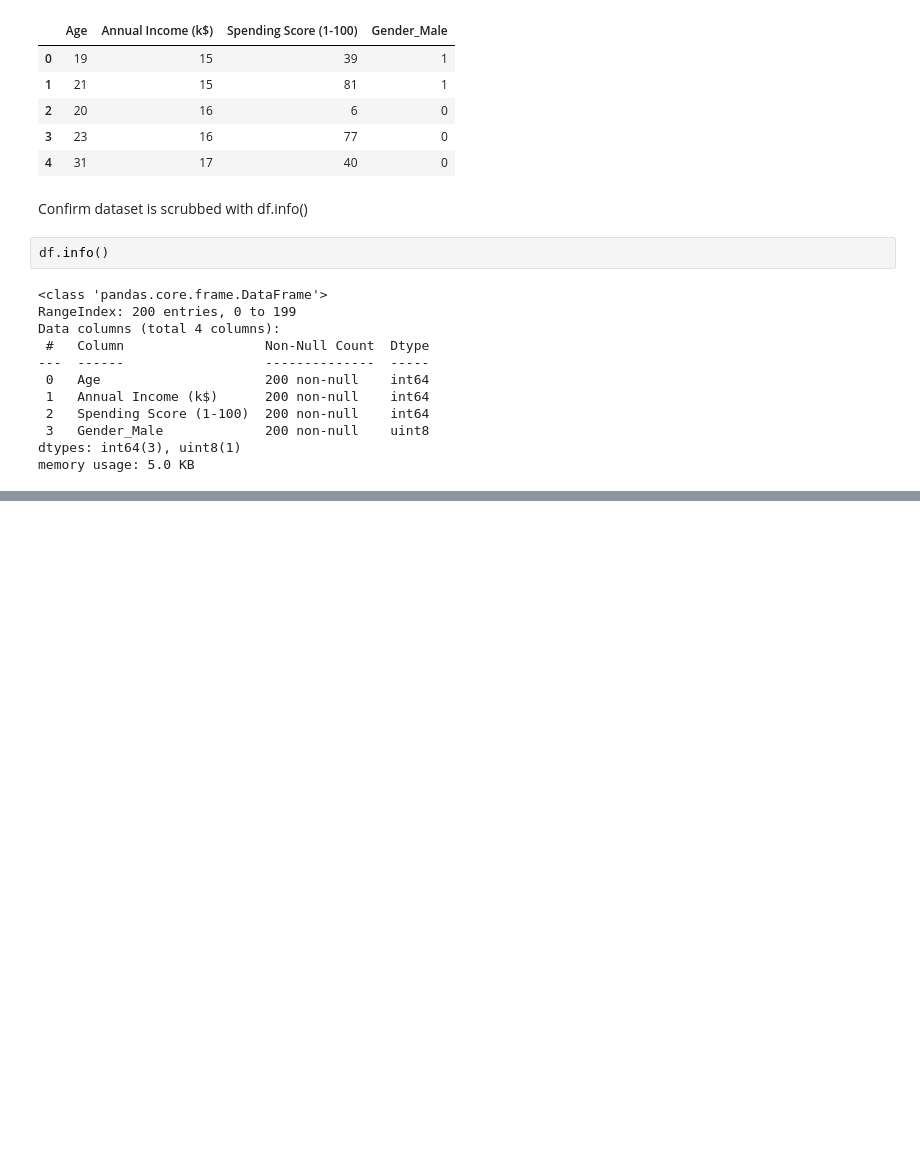
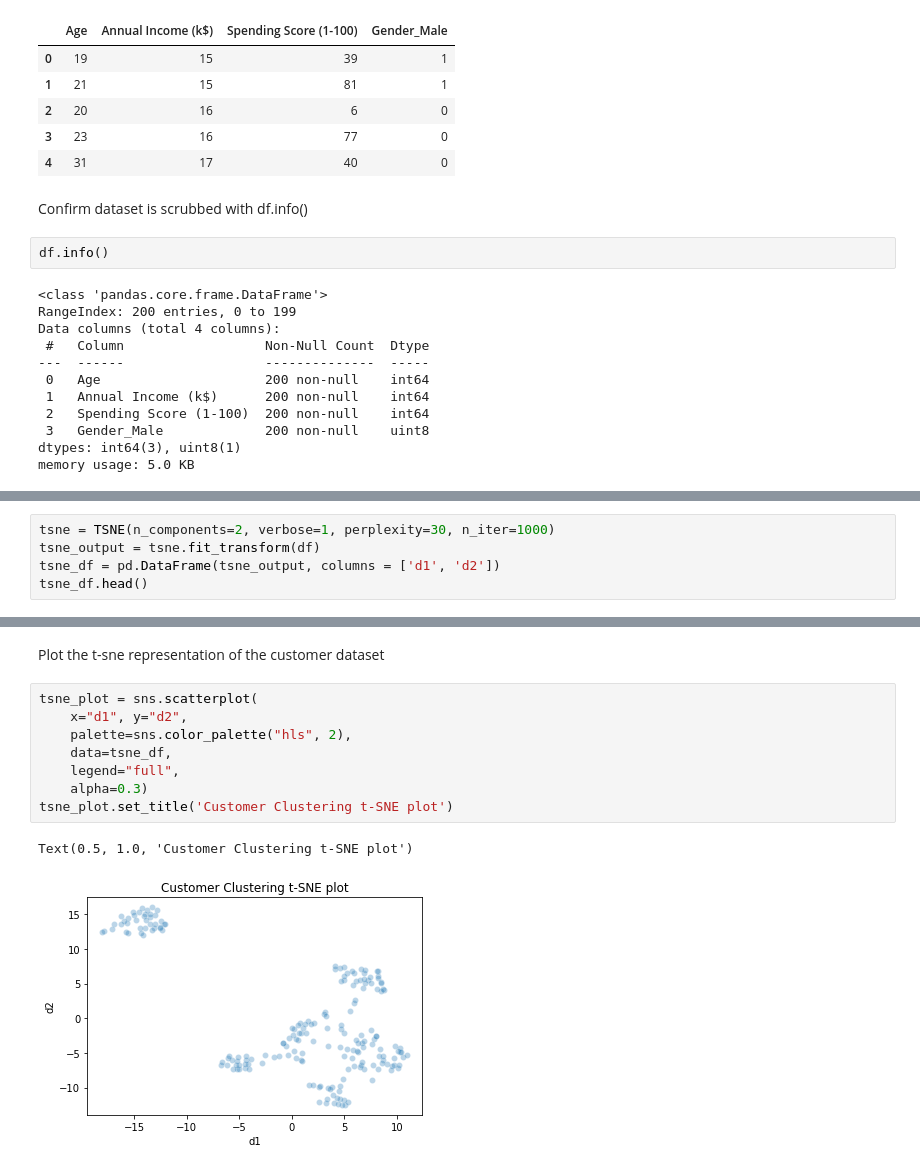
Before and after one commit to blantj/customer_clustering, a Jupyter notebook: modeling.ipynb, the cells around one changed output, grey strips where cells are left out. Saved outputs shown, nothing was run; the diff lists cells and outputs as text; blank space fills up the shorter version.

Commit message:
Explore data

```diff
--- a/modeling.ipynb
+++ b/modeling.ipynb
@@ -77,0 +111,5 @@ memory usage: 5.0 KB
+# %%
+tsne = TSNE(n_components=2, verbose=1, perplexity=30, n_iter=1000)
+tsne_output = tsne.fit_transform(df)
+tsne_df = pd.DataFrame(tsne_output, columns = ['d1', 'd2'])
+tsne_df.head()
@@ -77,0 +130,13 @@ memory usage: 5.0 KB
+# %% [markdown]
+Plot the t-sne representation of the customer dataset
+# %%
+tsne_plot = sns.scatterplot(
+    x="d1", y="d2",
+    palette=sns.color_palette("hls", 2),
+    data=tsne_df,
+    legend="full",
+    alpha=0.3)
+tsne_plot.set_title('Customer Clustering t-SNE plot')
+# %% [output]
+Text(0.5, 1.0, 'Customer Clustering t-SNE plot')
+[figure, added]
```
Also changed, not shown: parts of 9 cells of this notebook.
